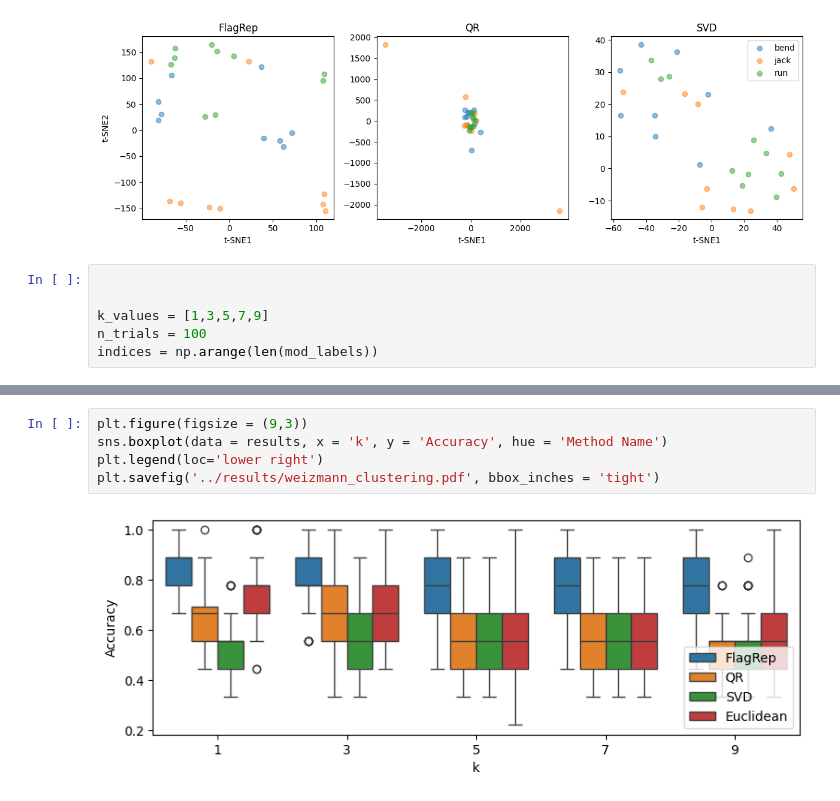
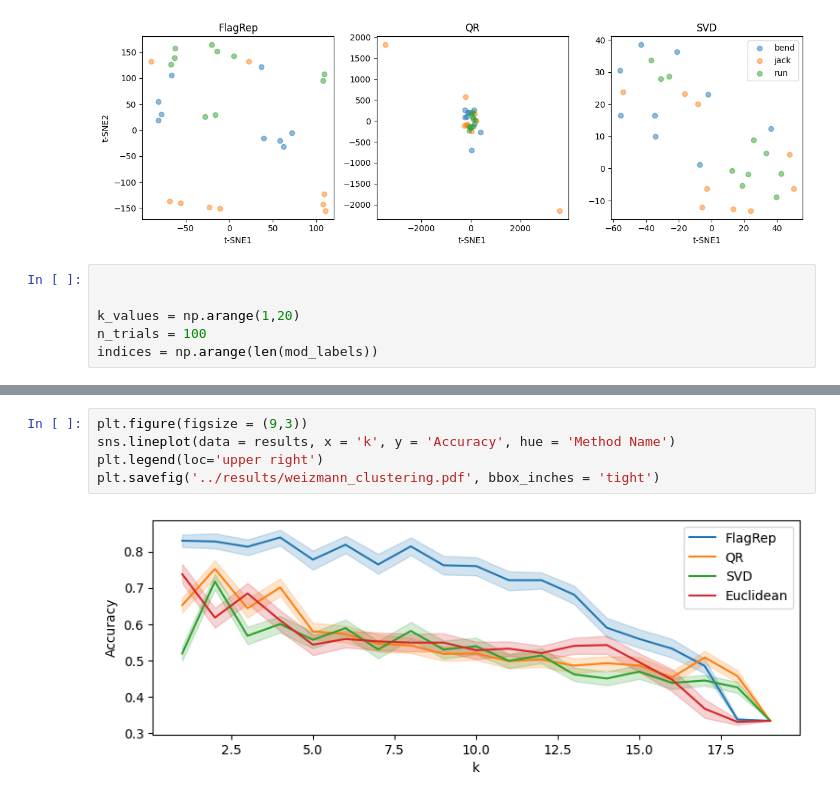
Before and after one commit to tolgabirdal/FlagManifoldsV3, a Jupyter notebook: python/weiszmann.ipynb, the cells around one changed output, grey strips where cells are left out. Saved outputs shown, nothing was run; the diff lists cells and outputs as text.

```diff
--- a/python/weiszmann.ipynb
+++ b/python/weiszmann.ipynb
@@ -304,7 +296,7 @@ plt.show()
 # %%
 
 
-k_values = [1,3,5,7,9]
+k_values = np.arange(1,20)
 n_trials = 100
 indices = np.arange(len(mod_labels))
 # %%
@@ -378,7 +370,7 @@ k=9, Accuracy: 0.4444
 # %%
 plt.figure(figsize = (9,3))
-sns.boxplot(data = results, x = 'k', y = 'Accuracy', hue = 'Method Name')
-plt.legend(loc='lower right')
+sns.lineplot(data = results, x = 'k', y = 'Accuracy', hue = 'Method Name')
+plt.legend(loc='upper right')
 plt.savefig('../results/weizmann_clustering.pdf', bbox_inches = 'tight')
 # %% [output]
-[figure, old version]
+[figure, new version]
```
Also changed, not shown: parts of 4 cells of this notebook, 35 other files.
